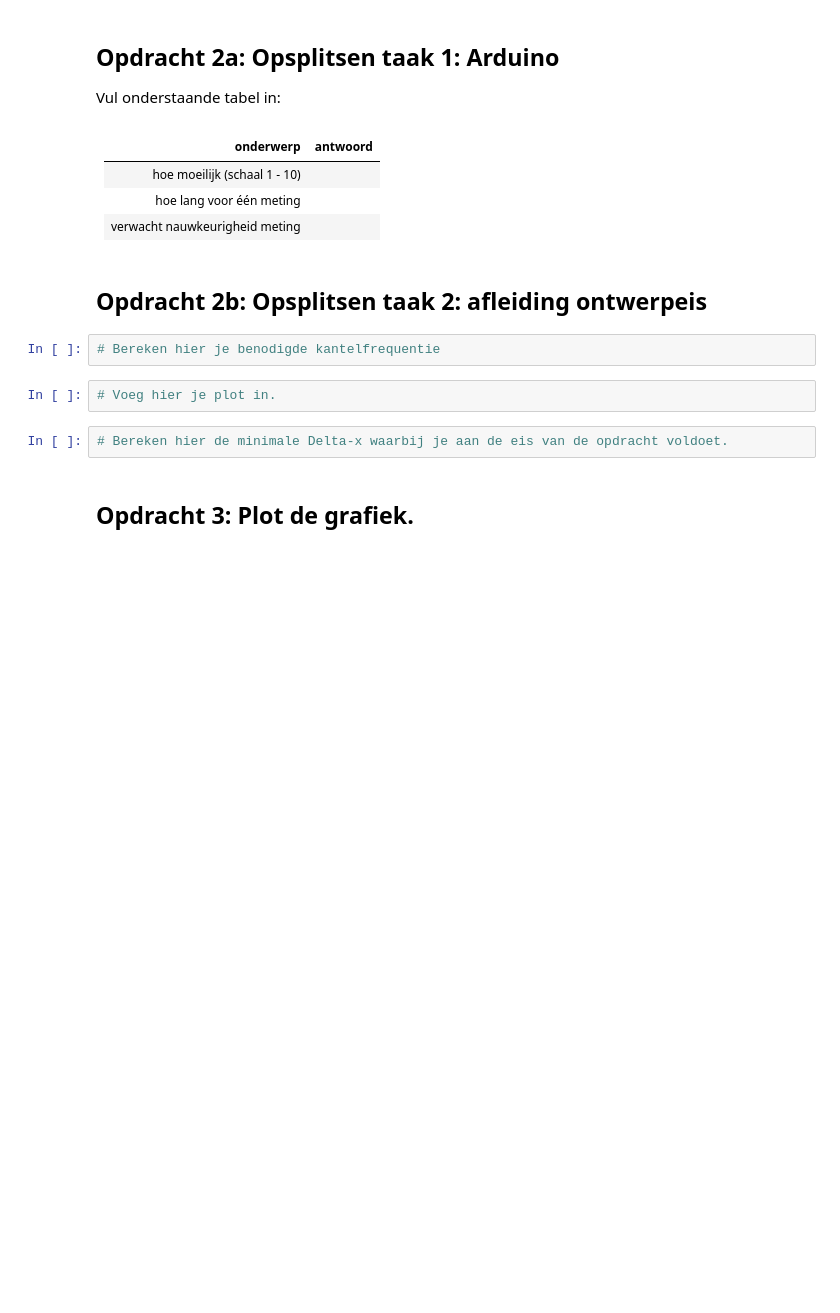
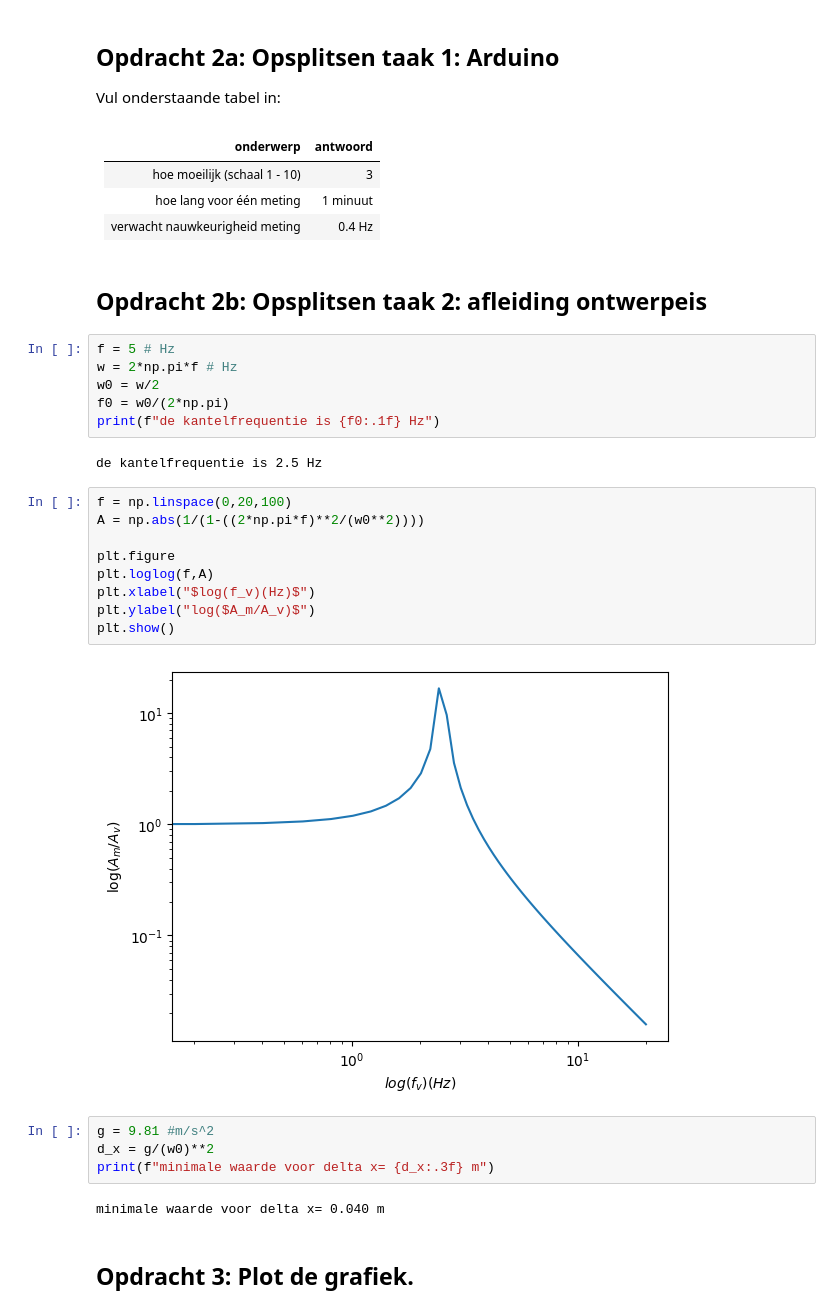
Before and after one commit to sralmulder-hash/opdrachten-DEF-D, a Jupyter notebook: FysiekeOntwerpopdrachten/5MaakEenOpstellingTrillingsvrij/Ontwerpopdracht5MaakEenOpstellingTrillingsvrijInvulTemplate.ipynb, the cells around one changed output. Drawn from its saved outputs; the diff is of its cells as text; blank space fills up the shorter version.

```diff
--- a/FysiekeOntwerpopdrachten/5MaakEenOpstellingTrillingsvrij/Ontwerpopdracht5MaakEenOpstellingTrillingsvrijInvulTemplate.ipynb
+++ b/FysiekeOntwerpopdrachten/5MaakEenOpstellingTrillingsvrij/Ontwerpopdracht5MaakEenOpstellingTrillingsvrijInvulTemplate.ipynb
@@ -39,17 +39,36 @@ Vul onderstaande tabel in:
 # %% [markdown]
 | onderwerp    | antwoord  |
 |---|---|
-| hoe moeilijk (schaal 1 - 10) |  |
-| hoe lang voor één meting |  |
-| verwacht nauwkeurigheid meting |  |
+| hoe moeilijk (schaal 1 - 10) | 3 |
+| hoe lang voor één meting | 1 minuut |
+| verwacht nauwkeurigheid meting | 0.4 Hz |
 # %% [markdown]
 ## Opdracht 2b: Opsplitsen taak 2: afleiding ontwerpeis
 # %%
-# Bereken hier je benodigde kantelfrequentie
+f = 5 # Hz
+w = 2*np.pi*f # Hz
+w0 = w/2
+f0 = w0/(2*np.pi)
+print(f"de kantelfrequentie is {f0:.1f} Hz")
+# %% [output]
+de kantelfrequentie is 2.5 Hz
 # %%
-# Voeg hier je plot in.
+f = np.linspace(0,20,100)
+A = np.abs(1/(1-((2*np.pi*f)**2/(w0**2))))
+
+plt.figure
+plt.loglog(f,A)
+plt.xlabel("$log(f_v)(Hz)$")
+plt.ylabel("log($A_m/A_v)$")
+plt.show()
+# %% [output]
+[figure, added]
 # %%
-# Bereken hier de minimale Delta-x waarbij je aan de eis van de opdracht voldoet.
+g = 9.81 #m/s^2
+d_x = g/(w0)**2
+print(f"minimale waarde voor delta x= {d_x:.3f} m")
+# %% [output]
+minimale waarde voor delta x= 0.040 m
 # %% [markdown]
 ## Opdracht 3: Plot de grafiek.
 # %%
```
Also changed, not shown: parts of 4 cells of this notebook, 1 other file.
